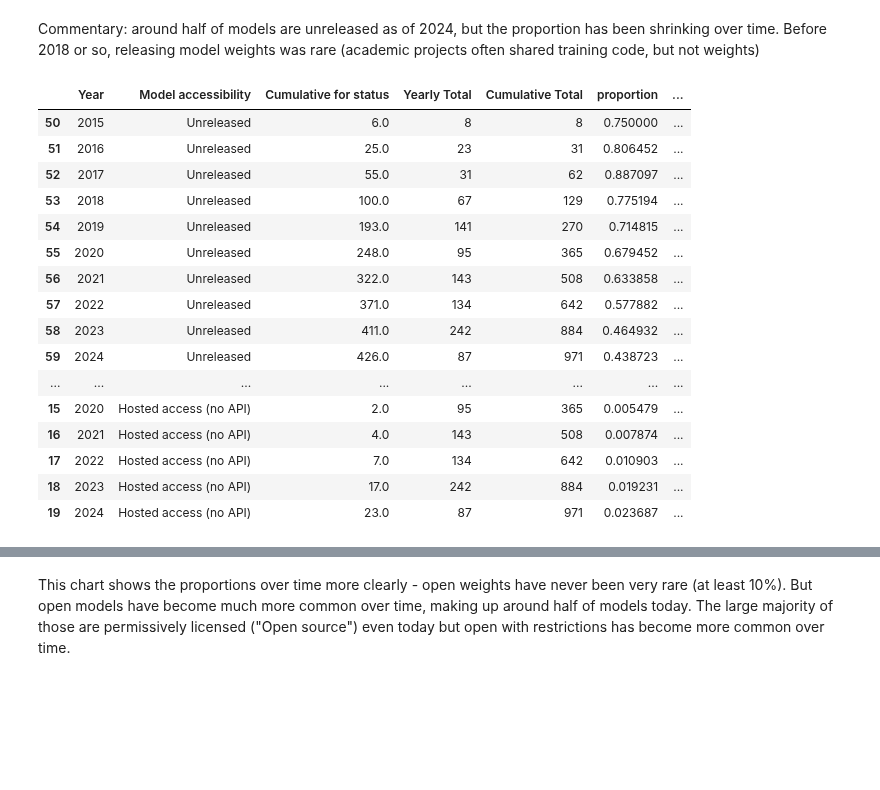
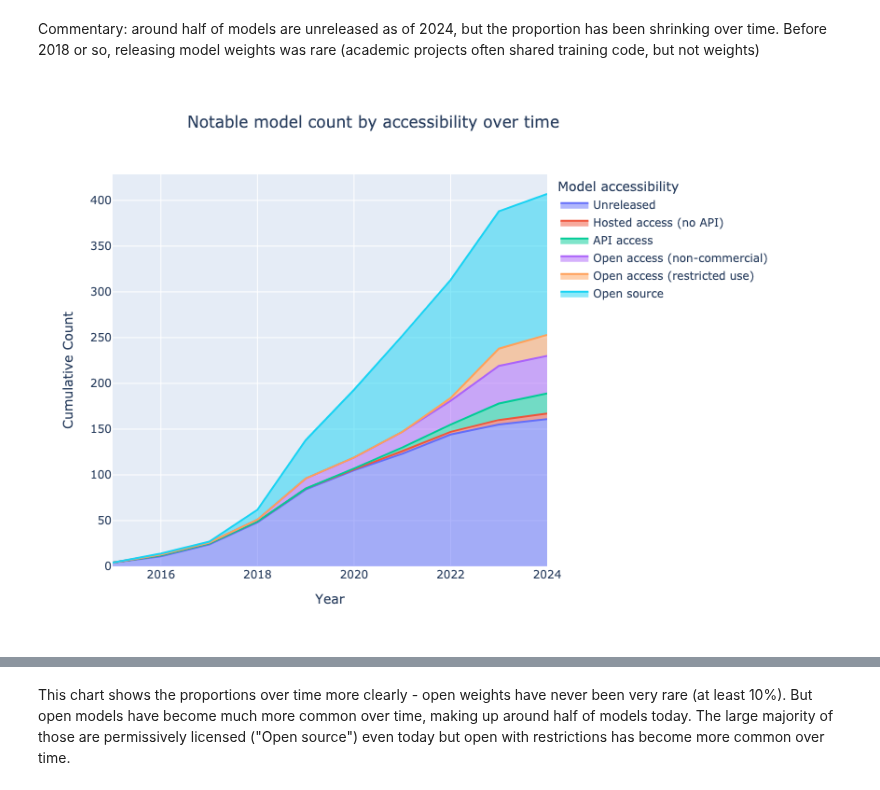
Before and after one commit to epoch-research/open-model-trends, a Jupyter notebook: data_exploration.ipynb, the cells around one changed output, grey strips where cells are left out. Drawn from its saved outputs; the diff is of its cells as text; code cells hidden in the pictures; blank space fills up the shorter version.

```diff
--- a/data_exploration.ipynb
+++ b/data_exploration.ipynb
@@ -214,4 +221,28 @@ fig.show()
 # %% [markdown]
 Commentary: around half of models are unreleased as of 2024, but the proportion has been shrinking over time. Before 2018 or so, releasing model weights was rare (academic projects often shared training code, but not weights)
+# %%
+notable_df = access_df.loc[(access_df['Notability criteria'].notna())]
+
+# Get counts of notable models by year and model accessibility
+# Only include 2015 and later because older models are rare
+notable_counts = notable_df.loc[access_df['Year'] >= 2015].groupby(['Year', 'Model accessibility']).size().reset_index(name='Count')
+
+cumulative_notable_counts = get_cumulative_counts(notable_counts)
+
+# Cumulative area chart
+fig = px.area(cumulative_notable_counts, x='Year', y='Cumulative for status', color='Model accessibility', line_group='Model accessibility',
+              labels={'Cumulative for status': 'Cumulative Count', 'Year': 'Year'},
+              title='Notable model count by accessibility over time')
+
+fig.update_layout(
+    autosize=False,
+    width=800,
+    height=600,
+    title_x=0.2,
+)
+
+fig.show()
+# %% [output]
+[figure, added]
 # %%
 # Input -  model counts, grouped by accessibility and by year
@@ -249,25 +280,3 @@ def normalize_counts(access_counts):
     normalized_counts = normalized_counts.sort_values(['Category_sorted', 'Year'])
 
     return normalized_counts
-# %%
-normalized_counts = normalize_counts(access_counts)
-
-normalized_counts.head(20)
-# %% [output]
-|  | Year | Model accessibility | Cumulative for status | Yearly Total | Cumulative Total | proportion | ... |
-| 50 | 2015 | Unreleased | 6.0 | 8 | 8 | 0.750000 | ... |
-| 51 | 2016 | Unreleased | 25.0 | 23 | 31 | 0.806452 | ... |
-| 52 | 2017 | Unreleased | 55.0 | 31 | 62 | 0.887097 | ... |
-| 53 | 2018 | Unreleased | 100.0 | 67 | 129 | 0.775194 | ... |
-| 54 | 2019 | Unreleased | 193.0 | 141 | 270 | 0.714815 | ... |
-| 55 | 2020 | Unreleased | 248.0 | 95 | 365 | 0.679452 | ... |
-| 56 | 2021 | Unreleased | 322.0 | 143 | 508 | 0.633858 | ... |
-| 57 | 2022 | Unreleased | 371.0 | 134 | 642 | 0.577882 | ... |
-| 58 | 2023 | Unreleased | 411.0 | 242 | 884 | 0.464932 | ... |
-| 59 | 2024 | Unreleased | 426.0 | 87 | 971 | 0.438723 | ... |
-| ... | ... | ... | ... | ... | ... | ... | ... |
-| 15 | 2020 | Hosted access (no API) | 2.0 | 95 | 365 | 0.005479 | ... |
-| 16 | 2021 | Hosted access (no API) | 4.0 | 143 | 508 | 0.007874 | ... |
-| 17 | 2022 | Hosted access (no API) | 7.0 | 134 | 642 | 0.010903 | ... |
-| 18 | 2023 | Hosted access (no API) | 17.0 | 242 | 884 | 0.019231 | ... |
-| 19 | 2024 | Hosted access (no API) | 23.0 | 87 | 971 | 0.023687 | ... |
```
Also changed, not shown: parts of 19 cells of this notebook.
